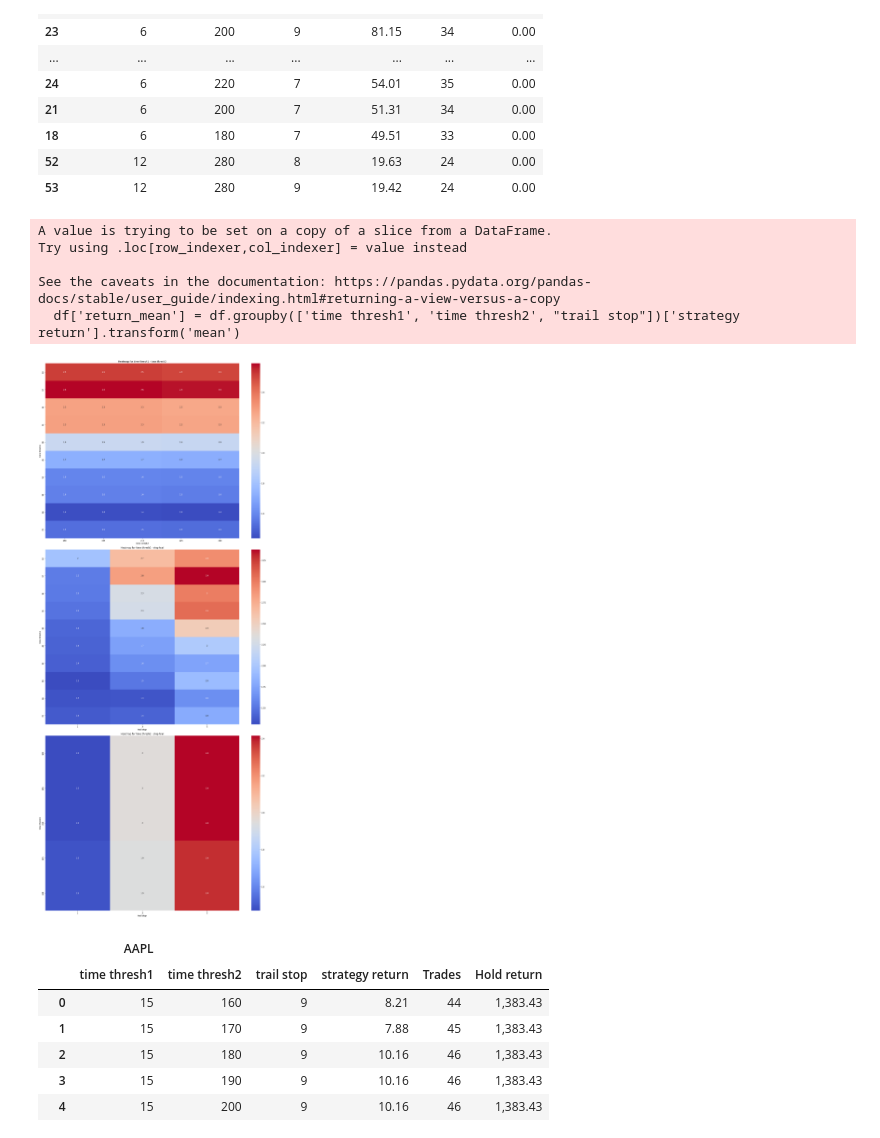
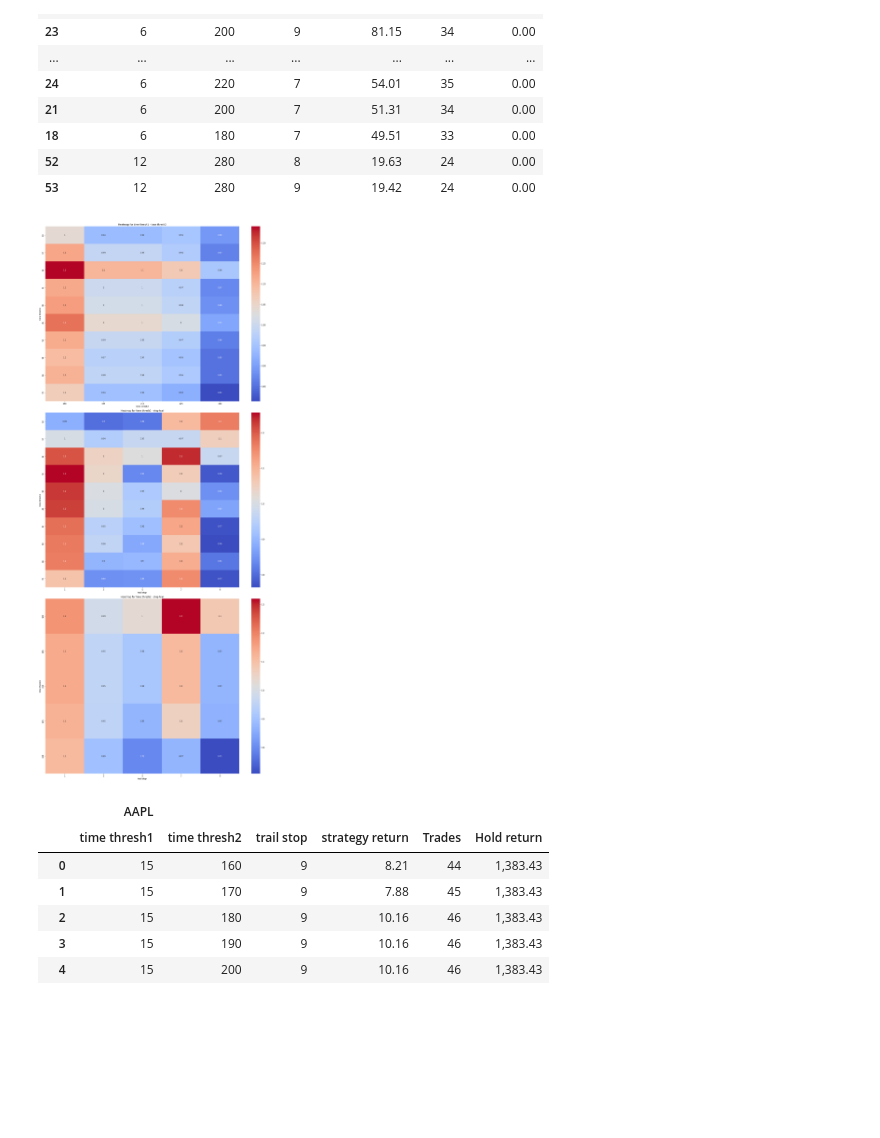
Before and after one commit to Idanq1/Stocks-Strategies, a Jupyter notebook: 52 week/Back testing.ipynb, the cells around one changed output. Cells and saved outputs as stored; diff of their text form; code cells hidden in the pictures; blank space fills up the shorter version.

```diff
--- a/52 week/Back testing.ipynb
+++ b/52 week/Back testing.ipynb
@@ -117,14 +117,14 @@ def optimizer(ticker, time_thresh1, time_thresh2, trail_stop):
 
 time_thresh1 = range(10, 80, 7)
 time_thresh2 = range(180, 250, 15)
-trail_stop = range(1, 6, 2)
+trail_stop = range(1, 10, 2)
 # trail_stop = [9]
 # time_thresh1 = range(70, 80, 5)
 # time_thresh2 = range(100, 200, 60)
 # trail_stop = range(1, 10, 2)
 
 # tickers = ["IBM", "GE", "KO", "JNJ", "PG", "XOM", "BA", "F", "GM", "T", "VZ", "PFE", "MRK", "DD", "PEP", "CVX", "WMT", "CL", "MCD", "MMM", "CAT", "JCI", "ABT", "KMB", "BMY", "AXP", "INTC", "CSCO", "CVX"]
-tickers = ["AAPL"]
+tickers = ["HES"]
 # tickers = ["AAPL", "NVDA", "IBM", "TSLA", "GOOG", "F", "GM", "META", "NFLX"]
 
 s = time.time()
@@ -289,32 +289,27 @@ mult_opt["ABEO"][mask].sort_values("strategy return", ascending=False).head(20)
 | 52 | 12 | 280 | 8 | 19.63 | 24 | 0.00 |
 | 53 | 12 | 280 | 9 | 19.42 | 24 | 0.00 |
 # %%
-df = mult_opt["AAPL"]
+df = mult_opt["HES"].copy()
 df['return_mean'] = df.groupby(['time thresh1', 'time thresh2', "trail stop"])['strategy return'].transform('mean')
 tt1_tt2 = df.pivot_table(values='return_mean', index='time thresh1', columns='time thresh2')
 tt1_ts = df.pivot_table(values='return_mean', index='time thresh1', columns='trail stop')
 tt2_ts = df.pivot_table(values='return_mean', index='time thresh2', columns='trail stop')
 
 fig, ax = plt.subplots(3, 1, figsize=(18, 40))
 
 sns.heatmap(tt1_tt2, annot=True, cmap='coolwarm', ax=ax[0])
 ax[0].set_title('Heatmap for time thresh1 - time thresh2')
 
 sns.heatmap(tt1_ts, annot=True, cmap='coolwarm', ax=ax[1])
 ax[1].set_title('Heatmap for time thresh1 - stop trail')
 
 sns.heatmap(tt2_ts, annot=True, cmap='coolwarm', ax=ax[2])
 ax[2].set_title('Heatmap for time thresh2 - stop trail')
 
 plt.tight_layout()
 plt.show()
 # %% [output]
-A value is trying to be set on a copy of a slice from a DataFrame.
-Try using .loc[row_indexer,col_indexer] = value instead
-
-See the caveats in the documentation: https://pandas.pydata.org/pandas-docs/stable/user_guide/indexing.html#returning-a-view-versus-a-copy
-  df['return_mean'] = df.groupby(['time thresh1', 'time thresh2', "trail stop"])['strategy return'].transform('mean')
-[figure, old version]
+[figure, new version]
 # %%
 mult_opt.to_csv("multi.csv")
 # %%
```
Also changed, not shown: parts of 7 cells of this notebook, 3 other files.
